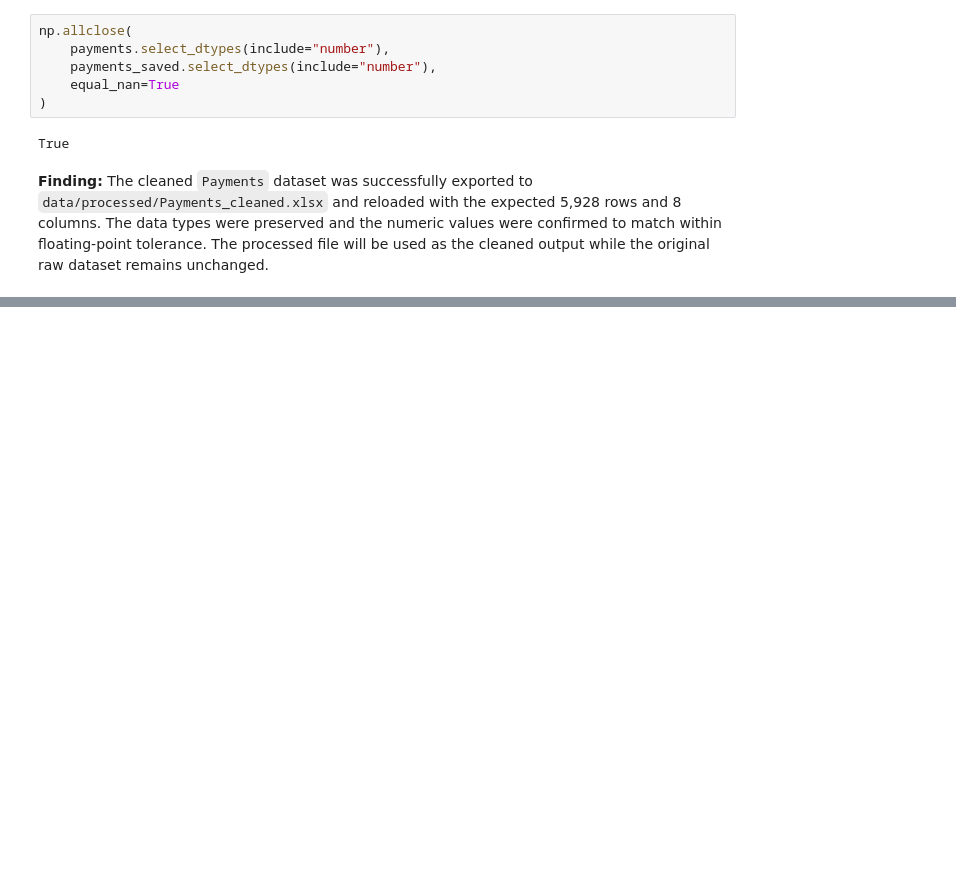
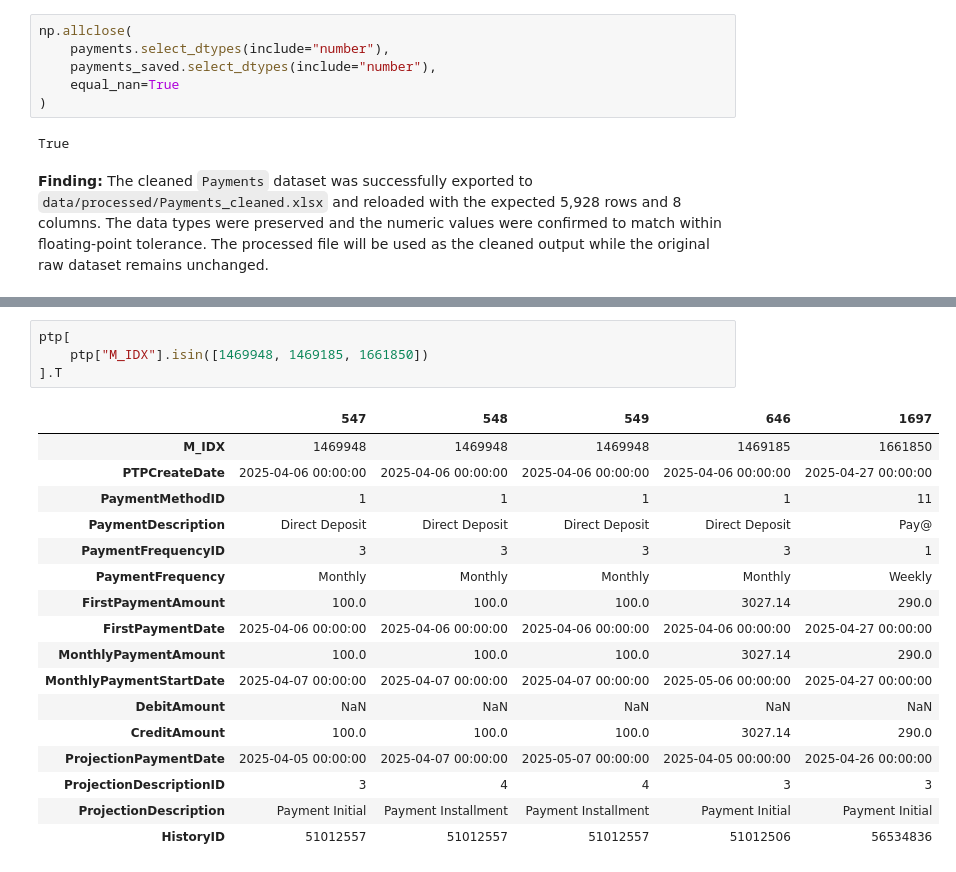
Before and after one commit to JamieJ0401/debt-collection-prediction, a Jupyter notebook: notebooks/02_data_cleaning.ipynb, the cells around one changed output, grey strips where cells are left out. Saved outputs shown, nothing was run; the diff lists cells and outputs as text; blank space fills up the shorter version.

```diff
--- a/notebooks/02_data_cleaning.ipynb
+++ b/notebooks/02_data_cleaning.ipynb
@@ -1123,0 +1339,22 @@ True
+# %%
+ptp[
+    ptp["M_IDX"].isin([1469948, 1469185, 1661850])
+].T
+# %% [output]
+|  | 547 | 548 | 549 | 646 | 1697 |
+| M_IDX | 1469948 | 1469948 | 1469948 | 1469185 | 1661850 |
+| PTPCreateDate | 2025-04-06 00:00:00 | 2025-04-06 00:00:00 | 2025-04-06 00:00:00 | 2025-04-06 00:00:00 | 2025-04-27 00:00:00 |
+| PaymentMethodID | 1 | 1 | 1 | 1 | 11 |
+| PaymentDescription | Direct Deposit | Direct Deposit | Direct Deposit | Direct Deposit | Pay@ |
+| PaymentFrequencyID | 3 | 3 | 3 | 3 | 1 |
+| PaymentFrequency | Monthly | Monthly | Monthly | Monthly | Weekly |
+| FirstPaymentAmount | 100.0 | 100.0 | 100.0 | 3027.14 | 290.0 |
+| FirstPaymentDate | 2025-04-06 00:00:00 | 2025-04-06 00:00:00 | 2025-04-06 00:00:00 | 2025-04-06 00:00:00 | 2025-04-27 00:00:00 |
+| MonthlyPaymentAmount | 100.0 | 100.0 | 100.0 | 3027.14 | 290.0 |
+| MonthlyPaymentStartDate | 2025-04-07 00:00:00 | 2025-04-07 00:00:00 | 2025-04-07 00:00:00 | 2025-05-06 00:00:00 | 2025-04-27 00:00:00 |
+| DebitAmount | NaN | NaN | NaN | NaN | NaN |
+| CreditAmount | 100.0 | 100.0 | 100.0 | 3027.14 | 290.0 |
+| ProjectionPaymentDate | 2025-04-05 00:00:00 | 2025-04-07 00:00:00 | 2025-05-07 00:00:00 | 2025-04-05 00:00:00 | 2025-04-26 00:00:00 |
+| ProjectionDescriptionID | 3 | 4 | 4 | 3 | 3 |
+| ProjectionDescription | Payment Initial | Payment Installment | Payment Installment | Payment Initial | Payment Initial |
+| HistoryID | 51012557 | 51012557 | 51012557 | 51012506 | 56534836 |
```
Also changed, not shown: parts of 104 cells of this notebook.
